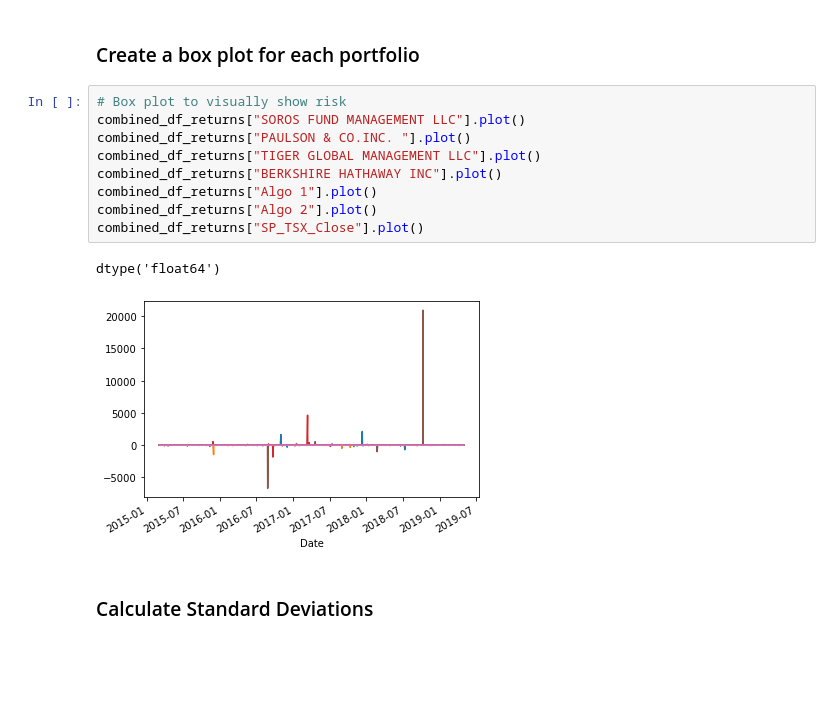
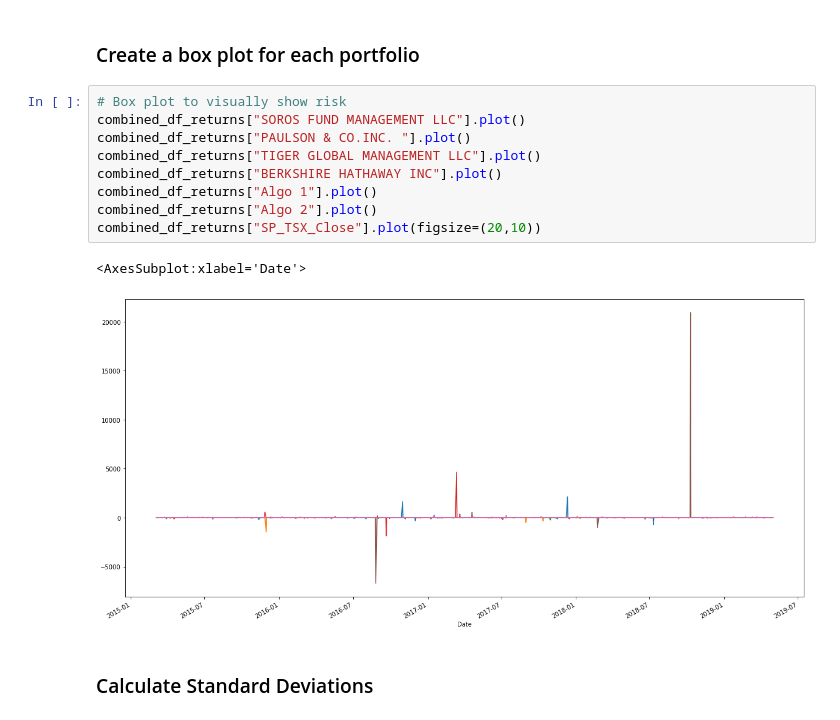
Before and after one commit to aliabolhassani/whale-analysis, a Jupyter notebook: Code/whale_analysis.ipynb, the cells around one changed output. Drawn from its saved outputs; the diff is of its cells as text; blank space fills up the shorter version.

```diff
--- a/Code/whale_analysis.ipynb
+++ b/Code/whale_analysis.ipynb
@@ -193,15 +188,15 @@ Determine the _risk_ of each portfolio:
 # %%
 # Box plot to visually show risk
 combined_df_returns["SOROS FUND MANAGEMENT LLC"].plot()
 combined_df_returns["PAULSON & CO.INC. "].plot()
 combined_df_returns["TIGER GLOBAL MANAGEMENT LLC"].plot()
 combined_df_returns["BERKSHIRE HATHAWAY INC"].plot()
 combined_df_returns["Algo 1"].plot()
 combined_df_returns["Algo 2"].plot()
-combined_df_returns["SP_TSX_Close"].plot()
+combined_df_returns["SP_TSX_Close"].plot(figsize=(20,10))
 # %% [output]
-dtype('float64')
+<AxesSubplot:xlabel='Date'>
-[figure, old version]
+[figure, new version]
 # %% [markdown]
 ### Calculate Standard Deviations
 # %%
```
Also changed, not shown: parts of 22 cells of this notebook.
